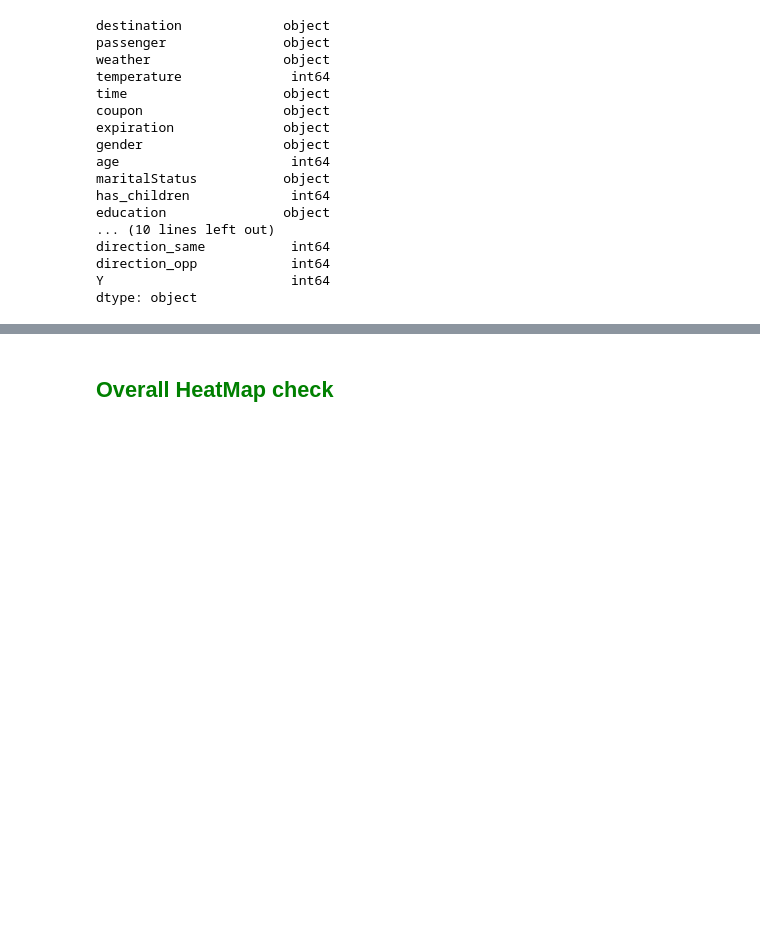
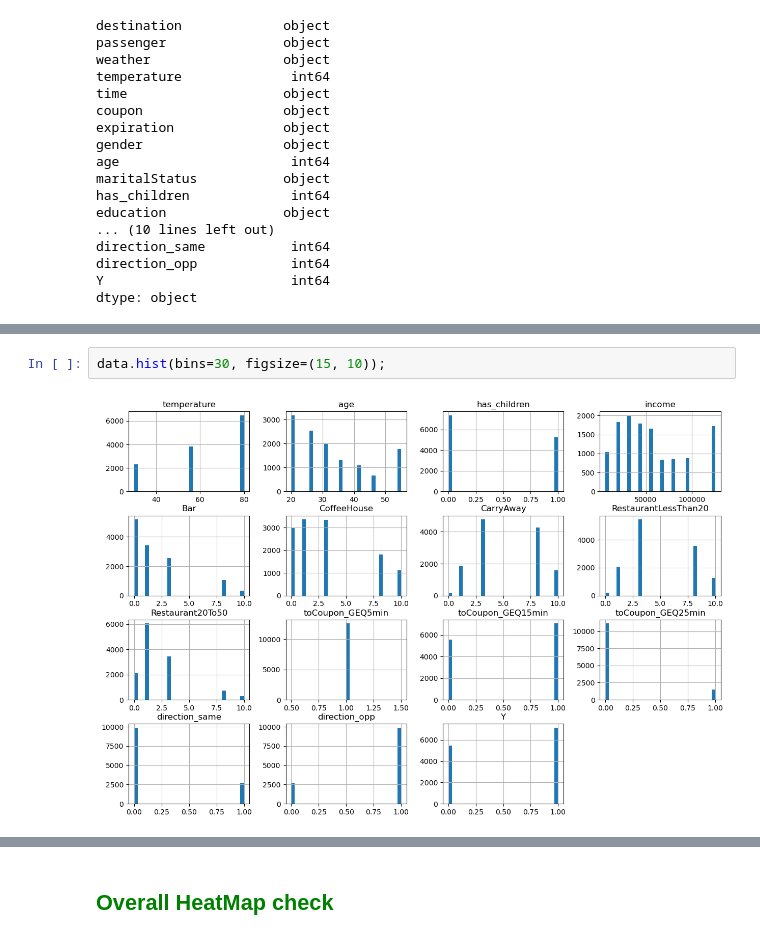
Before and after one commit to archana-rg/ml-practical-apps, a Jupyter notebook: coupon_accept.ipynb, the cells around one changed output, grey strips where cells are left out. Saved outputs shown, nothing was run; the diff lists cells and outputs as text; blank space fills up the shorter version.

```diff
--- a/coupon_accept.ipynb
+++ b/coupon_accept.ipynb
@@ -689,0 +712,4 @@ dtype: object
+# %%
+data.hist(bins=30, figsize=(15, 10));
+# %% [output]
+[figure, added]
```
Also changed, not shown: parts of 7 cells of this notebook, 10 other files.
